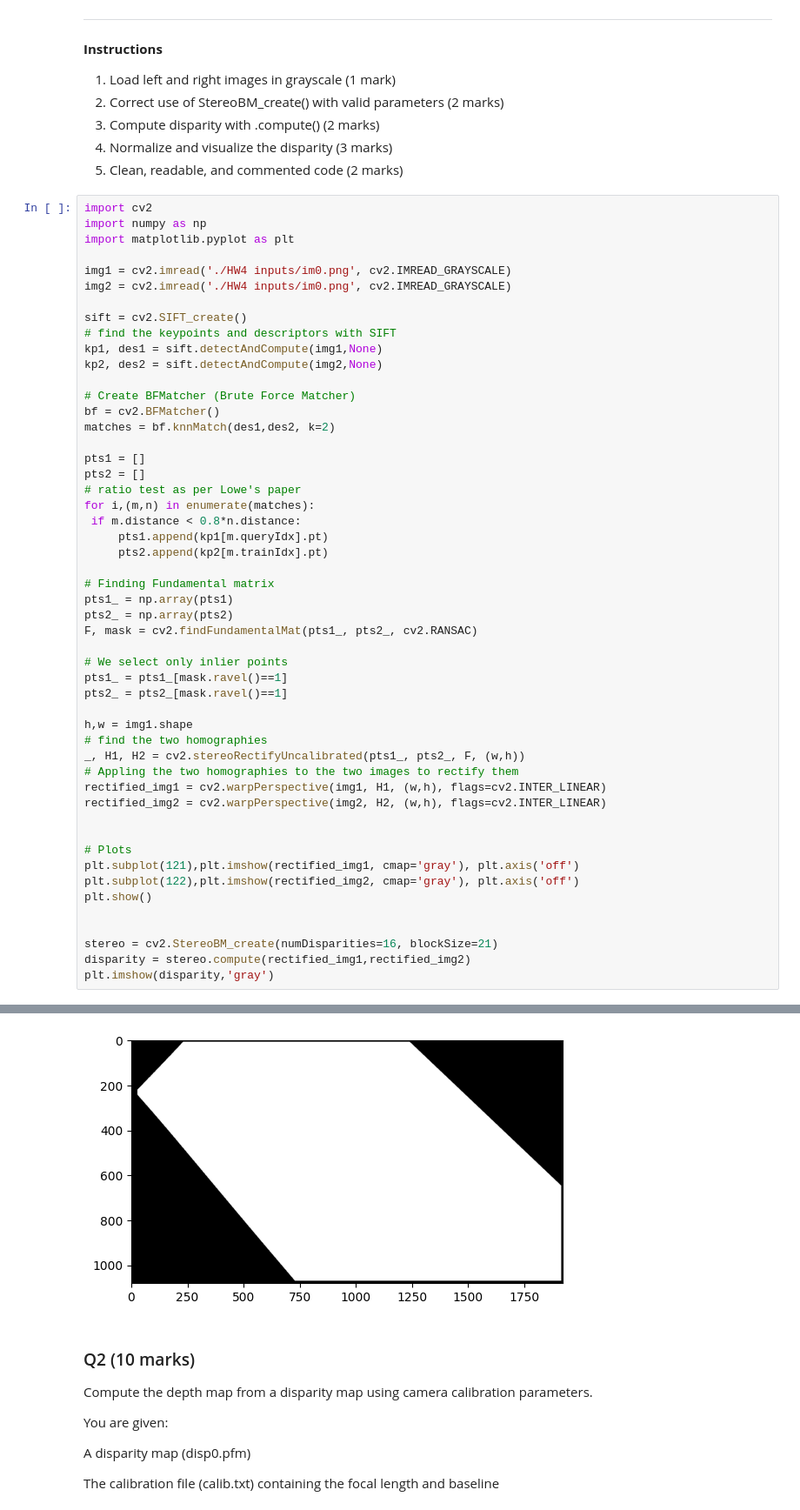
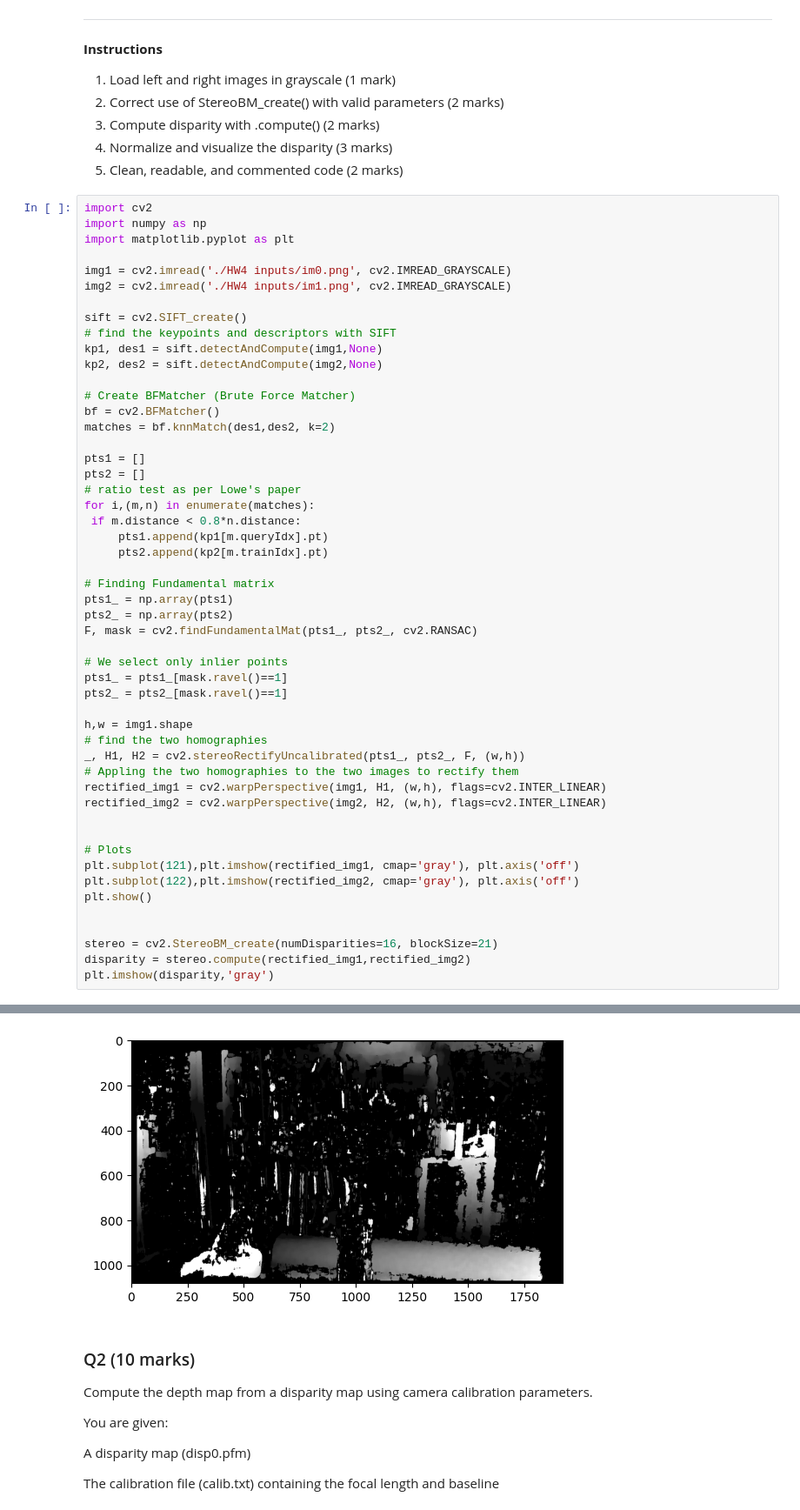
Before and after one commit to omaraboelfadl/COE49413-S25-Group-1, a Jupyter notebook: CV HW4/CV_HW4.ipynb, the cells around one changed output, grey strips where cells are left out. Shown at 87% size. Drawn from its saved outputs; the diff is of its cells as text.

```diff
--- a/CV HW4/CV_HW4.ipynb
+++ b/CV HW4/CV_HW4.ipynb
@@ -181,7 +181,7 @@ import numpy as np
 import matplotlib.pyplot as plt
 
 img1 = cv2.imread('./HW4 inputs/im0.png', cv2.IMREAD_GRAYSCALE)
-img2 = cv2.imread('./HW4 inputs/im0.png', cv2.IMREAD_GRAYSCALE)
+img2 = cv2.imread('./HW4 inputs/im1.png', cv2.IMREAD_GRAYSCALE)
 
 sift = cv2.SIFT_create()
 # find the keypoints and descriptors with SIFT
@@ -231,5 +231,5 @@ plt.imshow(disparity,'gray')
 <matplotlib.image.AxesImage at 0x...>
-[figure, old version]
+[figure, new version]
 # %% [markdown]
 ### Q2 (10 marks)
 Compute the depth map from a disparity map using camera calibration parameters.
```
Also changed, not shown: parts of 2 cells of this notebook, 1 other file.
